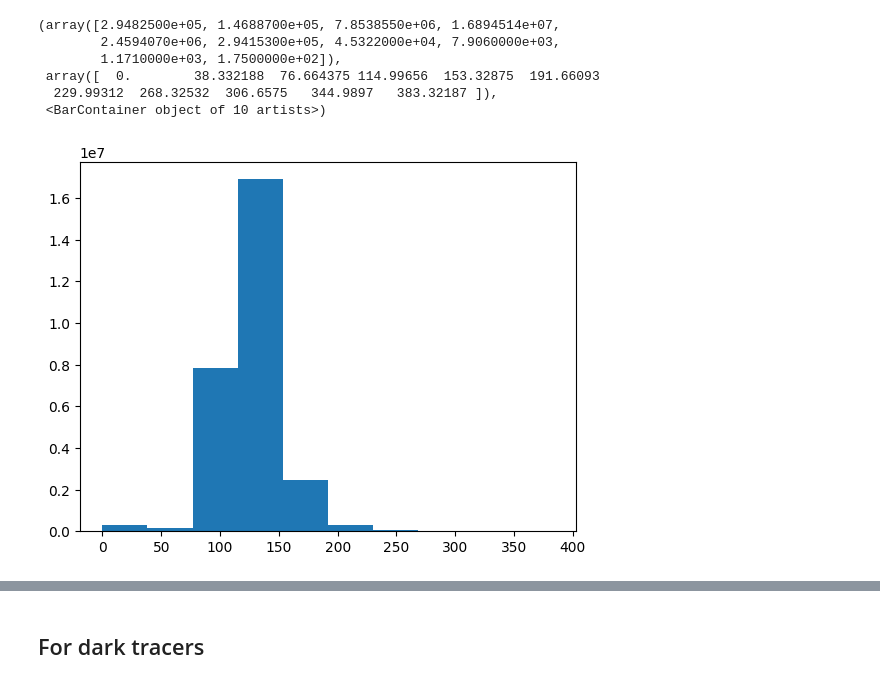
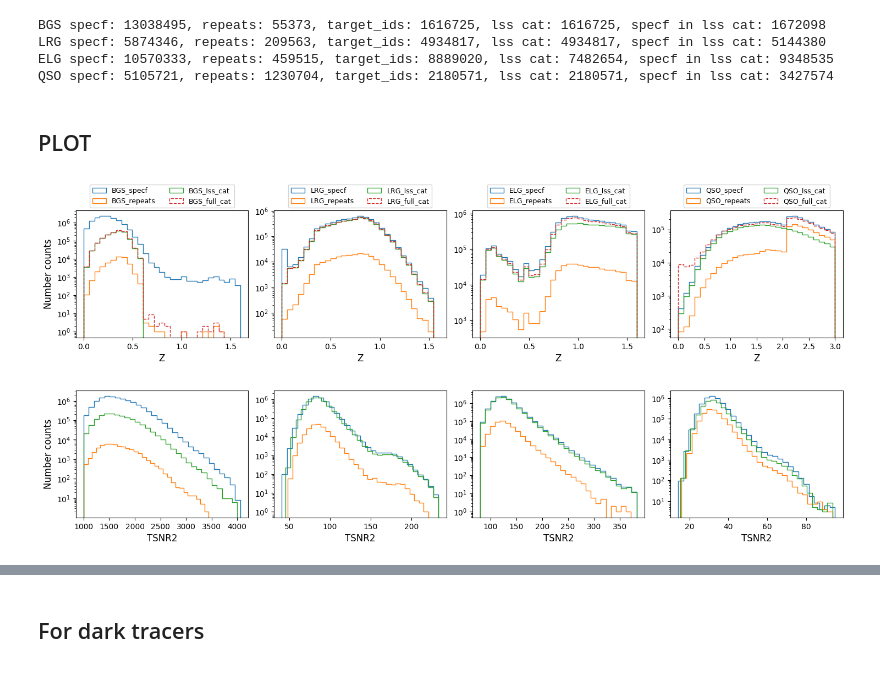
Before and after one commit to ShengyuHE/desi_y3_redshift_errors, a Jupyter notebook: main/repeat_obs/notebooks/specf_repeats.ipynb, the cells around one changed output, grey strips where cells are left out. Saved outputs shown, nothing was run; the diff lists cells and outputs as text; code cells hidden in the pictures.

```diff
--- a/main/repeat_obs/notebooks/specf_repeats.ipynb
+++ b/main/repeat_obs/notebooks/specf_repeats.ipynb
@@ -70,3 +55,0 @@ Catalog(csize=6251937, size=6251937, columns=['TARGETID', 'MWS_TARGET', 'SUBPRIO
-# %%
-sel = (data['TSNR2_LRG']<1000)
-plt.hist(data['TSNR2_LRG'][sel])
@@ -83,10 +55,0 @@ plt.hist(data['CHI2'])
-# %%
-plt.hist(data['TSNR2_ELG'])
-# %% [output]
-(array([2.9482500e+05, 1.4688700e+05, 7.8538550e+06, 1.6894514e+07,
-        2.4594070e+06, 2.9415300e+05, 4.5322000e+04, 7.9060000e+03,
-        1.1710000e+03, 1.7500000e+02]),
- array([  0.        38.332188  76.664375 114.99656  153.32875  191.66093
-  229.99312  268.32532  306.6575   344.9897   383.32187 ]),
- <BarContainer object of 10 artists>)
-[figure, removed]
@@ -92,0 +87,58 @@ plt.hist(data['TSNR2_ELG'])
+# %%
+for idx, tracer, specfsab, tr, lss, full in zip(range(len(tracers)), tracers, specf_all, repeat_all, lss_all, specf_lss_all):
+    target_ids = np.load(f'/pscratch/sd/s/shengyu/repeats/DA2/loa-v1/{tracer}_target_ids.npy')
+    print(f'{tracer} specf: {len(specfsab)}, repeats: {len(tr)}, target_ids: {len(target_ids)}, lss cat: {len(lss)}, specf in lss cat: {len(full)}')
+# %% [output]
+BGS specf: 13038495, repeats: 55373, target_ids: 1616725, lss cat: 1616725, specf in lss cat: 1672098
+LRG specf: 5874346, repeats: 209563, target_ids: 4934817, lss cat: 4934817, specf in lss cat: 5144380
+ELG specf: 10570333, repeats: 459515, target_ids: 8889020, lss cat: 7482654, specf in lss cat: 9348535
+QSO specf: 5105721, repeats: 1230704, target_ids: 2180571, lss cat: 2180571, specf in lss cat: 3427574
+# %% [markdown]
+## PLOT
+# %%
+tracers = ['BGS', 'LRG','ELG','QSO']
+
+bin_range = [[0,1.6],[0,1.6],[0,1.6],[0,3]]
+bins_num = 30
+
+fig = plt.figure(figsize=(18, 3))
+gs = gridspec.GridSpec(1,4,wspace=0.15,hspace=0.05)
+for idx, tracer, specfsab, tr, lss, full in zip(range(len(tracers)), tracers, specf_all, repeat_all, lss_all, specf_lss_all):
+    ax = plt.subplot(gs[idx])
+    zcol = 'Z_QF' if tracer == 'QSO' else 'Z'
+    ax.hist(specfsab[zcol], bins = np.linspace(bin_range[idx][0], bin_range[idx][1], bins_num), histtype='step', label=f'{tracer}_specf')
+    ax.hist(tr[f'{zcol}_1'], bins = np.linspace(bin_range[idx][0], bin_range[idx][1], bins_num), histtype='step', label=f'{tracer}_repeats')
+    # ax.hist(tr[f'{zcol}_2'], bins=20, histtype='step', label=f'{tracer}_repeats_2')
+    ax.hist(lss['Z'], bins=np.linspace(bin_range[idx][0], bin_range[idx][1], bins_num), histtype='step', label = f'{tracer}_lss_cat')
+    ax.hist(full['Z'], bins=np.linspace(bin_range[idx][0], bin_range[idx][1], bins_num), histtype='step', label = f'{tracer}_full_cat', ls = '--')
+    ax.legend(loc='upper center', bbox_to_anchor=(0.5, 1.23), fontsize=9, ncol=2)
+    # ax.legend(loc=1, fontsize=9)
+    ax.set_xlabel('Z', fontsize=12)
+    if idx == 0:
+        ax.set_ylabel('Number counts', fontsize=12)
+    ax.set_yscale('log')
+
+if save_fig == True:
+    plt.savefig(OVERLEAF_DIR+f'/hist_repeats_compare_Z', dpi=400, bbox_inches='tight')
+# %% [output]
+[figure, added]
+# %%
+fig = plt.figure(figsize=(18, 3))
+gs = gridspec.GridSpec(1,4,wspace=0.15,hspace=0.05)
+for idx, tracer, specfsab, tr, lss, full in zip(range(len(tracers)), tracers, specf_all, repeat_all, lss_all, specf_lss_all):
+    ax = plt.subplot(gs[idx])
+    ax.hist(specfsab[f'TSNR2_{tracer}'], bins=30, histtype='step', label=f'{tracer}_specf')
+    ax.hist(tr[f'TSNR2_{tracer}_1'], bins=30, histtype='step', label=f'{tracer}_repeats_1')
+    # ax.hist(tr[f'TSNR2_{tracer}_2'], bins=30, histtype='step', label=f'{tracer}_repeats_2')
+    ax.hist(full[f'TSNR2_{tracer}'], bins=30, histtype='step', label=f'{tracer}_full_cat', ls = '--')
+    # ax.legend(loc='upper center', bbox_to_anchor=(0.5, 1.1), fontsize=11, ncol=3)
+    # ax.legend(loc=1, fontsize=9)
+    ax.set_xlabel('TSNR2', fontsize=12)
+    if idx == 0:
+        ax.set_ylabel('Number counts', fontsize=12)
+    ax.set_yscale('log')
+
+if save_fig == True:
+    plt.savefig(OVERLEAF_DIR+f'/hist_repeats_compare_TNSR2', dpi=400, bbox_inches='tight')
+# %% [output]
+[figure, added]
```
Also changed, not shown: parts of 21 cells of this notebook, 6 other files.
